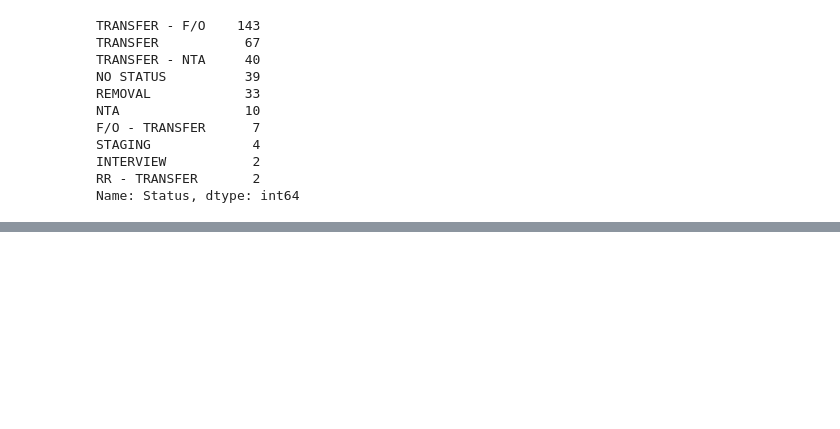
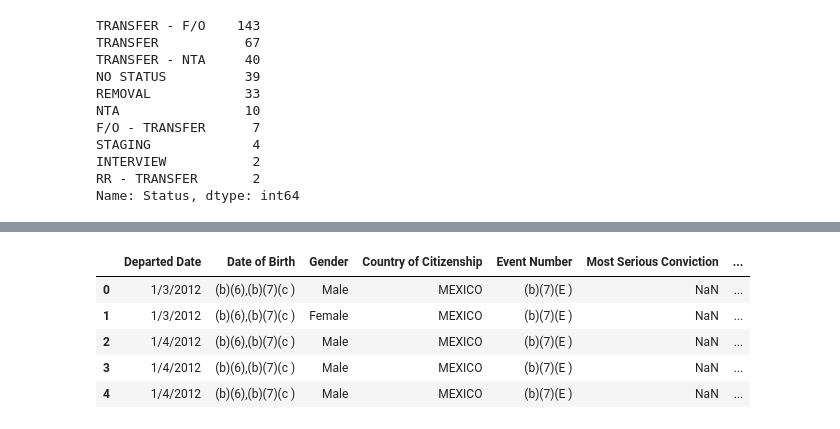
Before and after one commit to UWCHR/ice-air, a Jupyter notebook: analyze/note/status.ipynb, the cells around one changed output, grey strips where cells are left out. Cells and saved outputs as stored; diff of their text form; code cells hidden in the pictures; blank space fills up the shorter version.

```diff
--- a/analyze/note/status.ipynb
+++ b/analyze/note/status.ipynb
@@ -306,0 +517,9 @@ Name: Status, dtype: int64
+# %%
+seattle_or.head()
+# %% [output]
+|  | Departed Date | Date of Birth | Gender | Country of Citizenship | Event Number | Most Serious Conviction | ... |
+| 0 | 1/3/2012 | (b)(6),(b)(7)(c ) | Male | MEXICO | (b)(7)(E ) | NaN | ... |
+| 1 | 1/3/2012 | (b)(6),(b)(7)(c ) | Female | MEXICO | (b)(7)(E ) | NaN | ... |
+| 2 | 1/4/2012 | (b)(6),(b)(7)(c ) | Male | MEXICO | (b)(7)(E ) | NaN | ... |
+| 3 | 1/4/2012 | (b)(6),(b)(7)(c ) | Male | MEXICO | (b)(7)(E ) | NaN | ... |
+| 4 | 1/4/2012 | (b)(6),(b)(7)(c ) | Male | MEXICO | (b)(7)(E ) | NaN | ... |
```
Also changed, not shown: parts of 30 cells of this notebook, 5 other files.
